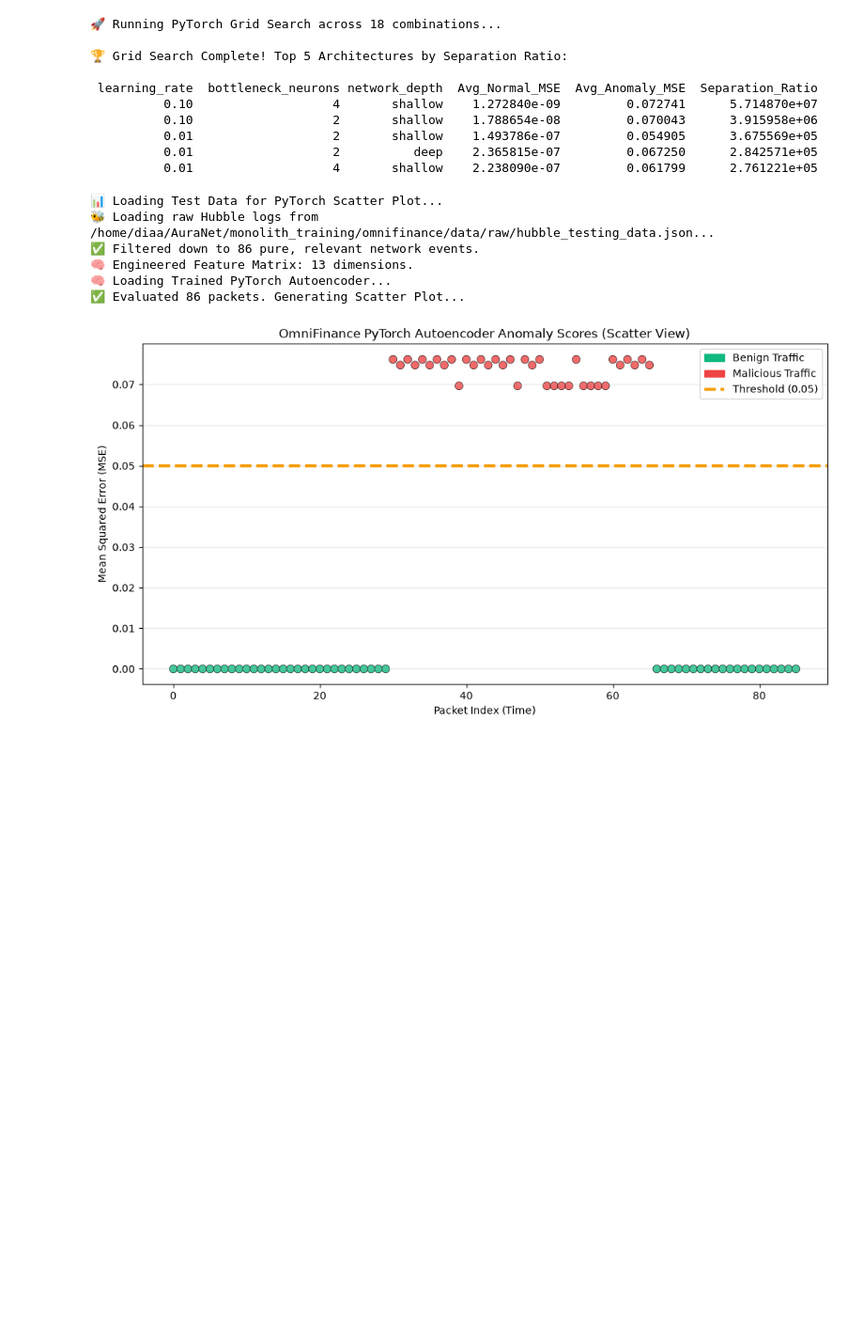
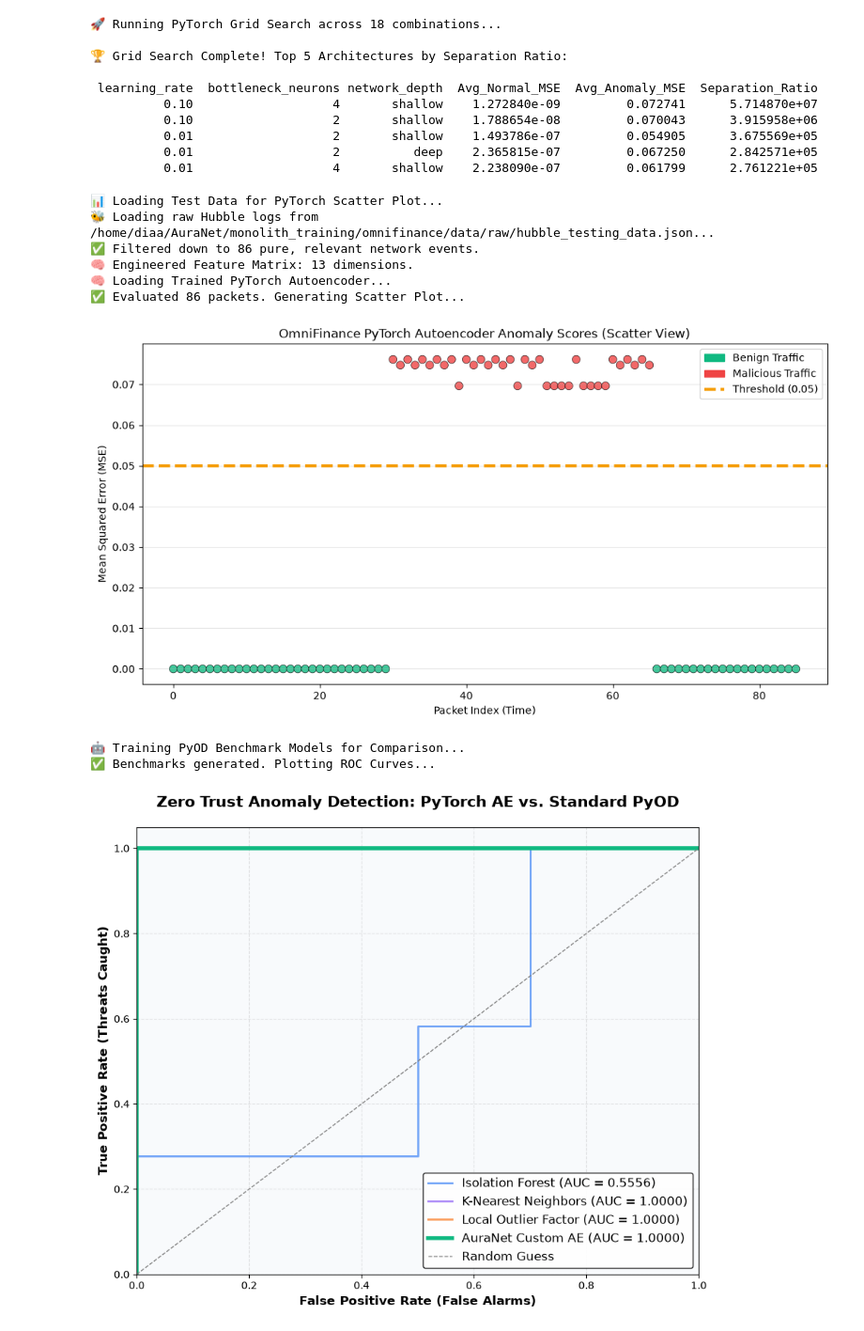
Before and after one commit to drnull03/AuraNet, a Jupyter notebook: monolith_training/omnifinance/notebooks/diagrams.ipynb, the cells around one changed output. Shown at 94% size. Drawn from its saved outputs; the diff is of its cells as text; code cells hidden in the pictures; blank space fills up the shorter version.

Commit message:
compared models diagram added

```diff
--- a/monolith_training/omnifinance/notebooks/diagrams.ipynb
+++ b/monolith_training/omnifinance/notebooks/diagrams.ipynb
@@ -548,3 +548,70 @@ plt.show()
 🧠 Loading Trained PyTorch Autoencoder...
 ✅ Evaluated 86 packets. Generating Scatter Plot...
 [figure]
+# %%
+import matplotlib.pyplot as plt
+from sklearn.metrics import roc_curve, auc
+from pyod.models.iforest import IForest
+from pyod.models.knn import KNN
+from pyod.models.lof import LOF
+import warnings
+
+warnings.filterwarnings('ignore')
+
+print("🤖 Training PyOD Benchmark Models for Comparison...")
+
+# 1. Prepare Data for PyOD
+# PyOD expects raw numpy arrays. We need the training data for the baseline fit.
+# Assuming df_train was loaded in your grid search cell
+X_train = df_train.values
+X_test = df_test.values
+
+# 2. Initialize and Train PyOD Models
+models = {
+    "Isolation Forest": IForest(contamination=0.05, random_state=42),
+    "K-Nearest Neighbors": KNN(contamination=0.05),
+    "Local Outlier Factor": LOF(novelty=True, contamination=0.05)
+}
+
+pyod_scores = {}
+for name, clf in models.items():
+    clf.fit(X_train)
+    # Get anomaly scores for the mixed test traffic
+    pyod_scores[name] = clf.decision_function(X_test)
+
+print("✅ Benchmarks generated. Plotting ROC Curves...")
+
+# 3. Generate the Comparison Plot
+plt.figure(figsize=(10, 8))
+
+# Plot PyOD Models in standard colors
+colors = ['#3b82f6', '#8b5cf6', '#f97316'] # Blue, Purple, Orange
+for (name, scores), color in zip(pyod_scores.items(), colors):
+    fpr, tpr, _ = roc_curve(y_test_labels, scores)
+    roc_auc = auc(fpr, tpr)
+    plt.plot(fpr, tpr, color=color, lw=2, alpha=0.7, label=f'{name} (AUC = {roc_auc:.4f})')
+
+# Plot Custom PyTorch Autoencoder in Bright Green
+# Re-using the 'test_errors' array from your previous cell
+fpr_ae, tpr_ae, _ = roc_curve(y_test_labels, test_errors)
+roc_auc_ae = auc(fpr_ae, tpr_ae)
+plt.plot(fpr_ae, tpr_ae, color='#10b981', lw=4, label=f'AuraNet Custom AE (AUC = {roc_auc_ae:.4f})')
+
+# Formatting the Chart
+plt.plot([0, 1], [0, 1], color='gray', lw=1, linestyle='--', label='Random Guess')
+plt.xlim([0.0, 1.0])
+plt.ylim([0.0, 1.05])
+plt.xlabel('False Positive Rate (False Alarms)', fontsize=12, fontweight='bold')
+plt.ylabel('True Positive Rate (Threats Caught)', fontsize=12, fontweight='bold')
+plt.title('Zero Trust Anomaly Detection: PyTorch AE vs. Standard PyOD', fontsize=15, pad=20, fontweight='bold')
+
+# Style the legend and grid
+plt.legend(loc="lower right", fontsize=12, framealpha=0.9, edgecolor='black')
+plt.grid(axis='both', alpha=0.3, linestyle='--')
+plt.gca().set_facecolor('#f8fafc') # Slight offset background for professional contrast
+
+plt.show()
+# %% [output]
+🤖 Training PyOD Benchmark Models for Comparison...
+✅ Benchmarks generated. Plotting ROC Curves...
+[figure, added]
```
